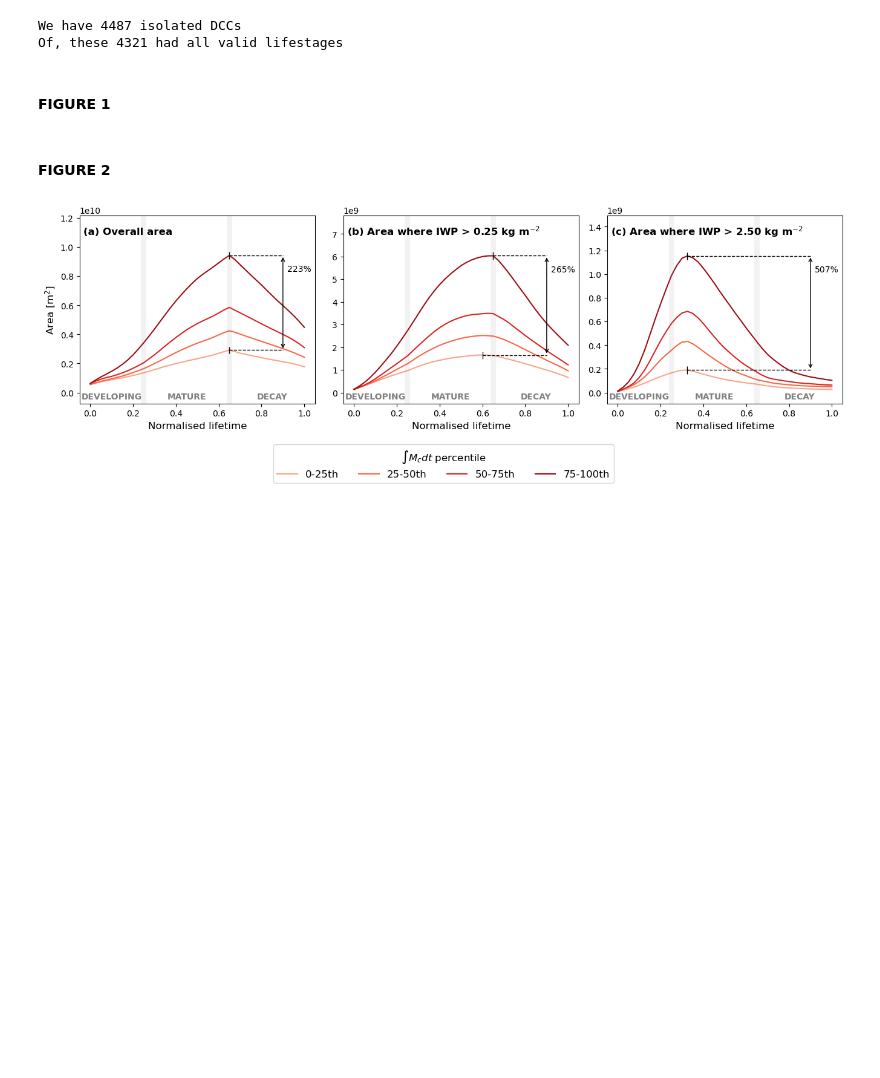
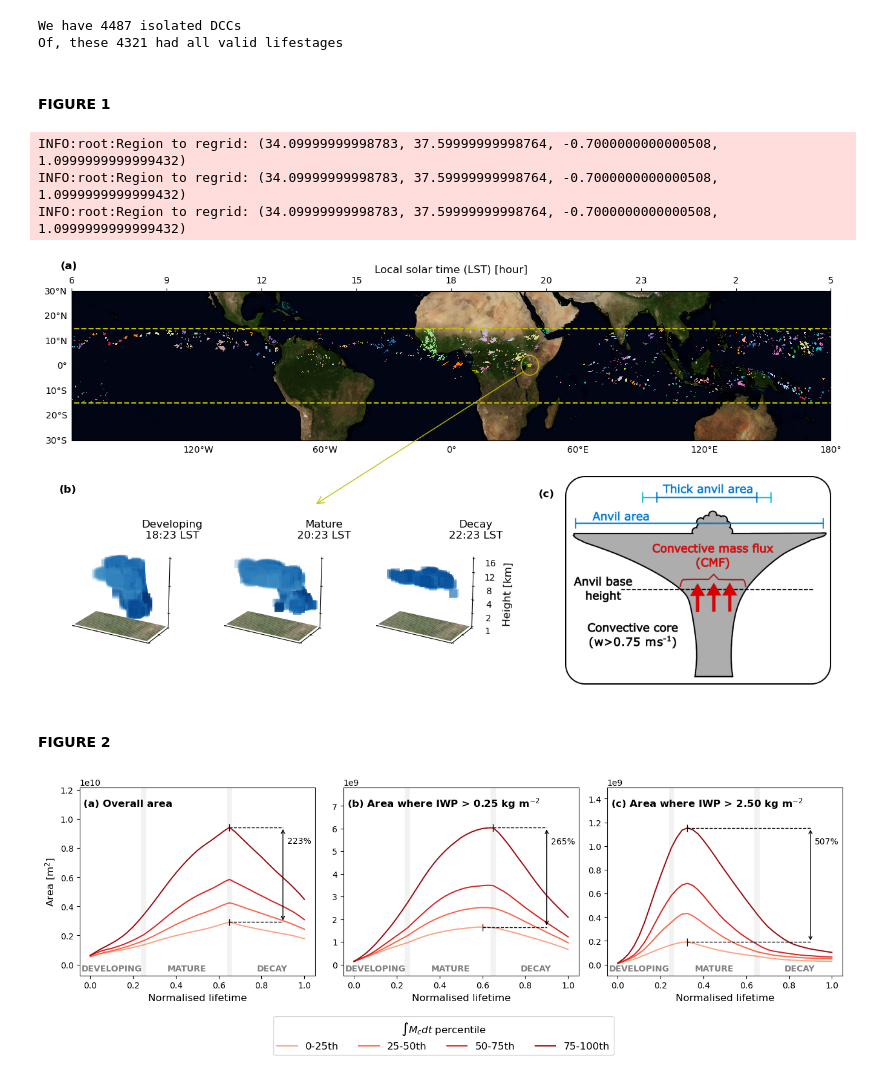
Before and after one commit to mathilde-ritman/scripts-to-make-Ritman-et-al-does-greater-CMF, a Jupyter notebook: scripts/05.figures.ipynb, the cells around one changed output. Saved outputs shown, nothing was run; the diff lists cells and outputs as text; code cells hidden in the pictures; blank space fills up the shorter version.

Commit message:
plot updates

```diff
--- a/scripts/06.figures.ipynb
+++ b/scripts/05.figures.ipynb
@@ -141,13 +121,17 @@ scale = 0.05
 fig, ax = plt.subplots(figsize=(nlon*scale, nlat*scale), subplot_kw=dict(projection=proj))
 
 ## 1. plot tropics
-plot_helpers.make_map(ax, pdata, utc, cmap, vmax, fs)
-ax.text(0.01, .9, '(a)', fontsize=fs, weight='bold', c='y', transform=ax.transAxes)
+ax = plot_helpers.make_map(ax, pdata, utc, cmap, vmax, fs)
+ax.text(-.015, 1.15, '(a)', fontsize=fs, weight='bold', c='k', transform=ax.transAxes)
 
 ## 2. show example
 t1 = datetime.datetime.strptime(utc, '%Y%m%d%H%M')
 t0 = t1 - datetime.timedelta(hours=2)
 t2 = t1 + datetime.timedelta(hours=2)
+
+sidx = 3876
+example_data = ice.sel(time=[t0,t1,t2])
+example_data = example_data.where(example_data == sidx).dropna('lat', how='all').dropna('lon', how='all')
 
 dws = [0,0,0]
 dcs = [1,1,1]
@@ -164,42 +148,46 @@ for j, t in enumerate((t0,t1,t2)):
     if not j:
         inset_ax.text2D(0, 1.35, '(b)', fontsize=fs, weight='bold', c='k', transform=inset_ax.transAxes)
     # data
-    sidx = 3876
-    d = ice.sel(time=t).expand_dims('time')
-    mask = d.where(d == sidx).dropna('lat', how='all').dropna('lon', how='all')
-    plot_helpers.make_example(inset_ax, mask, t, show_dc=dcs[j], show_dw=dws[j], zaxis=j==2, haxis=0, name=name[j])
+    d = example_data.sel(time=t).expand_dims('time')
+    inset_ax = plot_helpers.make_example(inset_ax, d, t, show_dc=dcs[j], show_dw=dws[j], zaxis=j==2, haxis=0, name=name[j])
+    inset_ax.set_xlim(d.lon.min(), d.lon.max())
+    inset_ax.set_ylim(d.lat.min(), d.lat.max())
 
 # circle
 radius = 4
-clon = mask.lon.mean()
-clat = mask.lat.mean()
+clon = example_data.lon.mean()
+clat = example_data.lat.mean()
 ax.add_patch(Circle((clon, clat), radius=radius, transform=pc, fill=False, ec='y', lw=1, zorder=20,))
 
 # line
 pt_data = proj.transform_point(clon-radius/2, clat-radius/2, pc)
 pt_disp = ax.transData.transform(pt_data)
 pt_fig = fig.transFigure.inverted().transform(pt_disp)
 inset_pos = inset_ax.get_position()
 x2 = bbox.x0 + inset_w * 1.6
 y2 = inset_pos.y1 + .15
-# fig.add_artist(Line2D([pt_fig[0], x2],[pt_fig[1], y2], transform=fig.transFigure, color='y', lw=1, zorder=15,))
 fig.add_artist(mpl.patches.FancyArrowPatch((pt_fig[0], pt_fig[1]),(x2, y2), transform=fig.transFigure, arrowstyle='->', color='y', mutation_scale=20, zorder=15,))
 
 ## 3. show method
 
 img = plt.imread("/home/b/b382635/s/my_notebooks/model_paper/grl_submission/scripts/fig01_diagram.png")
 
 bbox = ax.get_position()
 inset_w = bbox.width * 0.35
 inset_h = bbox.height * 1.5
 inset_x = bbox.x1 - inset_w
 inset_y = bbox.y0 - 1.3
 ax_img = fig.add_axes([inset_x, inset_y, inset_w, inset_h])
 ax_img.imshow(img)
 ax_img.axis('off')
 ax_img.text(-.1, .9, '(c)', fontsize=fs, weight='bold', c='k', transform=ax_img.transAxes)
 
 ## 4. SAVE
 fig.savefig(paperdir / f'fig01.{ext}', dpi=map_dpi, bbox_inches='tight')
+# %% [output]
+INFO:root:Region to regrid: (34.09999999998783, 37.59999999998764, -0.7000000000000508, 1.0999999999999432)
+INFO:root:Region to regrid: (34.09999999998783, 37.59999999998764, -0.7000000000000508, 1.0999999999999432)
+INFO:root:Region to regrid: (34.09999999998783, 37.59999999998764, -0.7000000000000508, 1.0999999999999432)
+[figure, added]
 # %% [markdown]
 #### FIGURE 2
```
Also changed, not shown: parts of 11 cells of this notebook, 2 other files.
